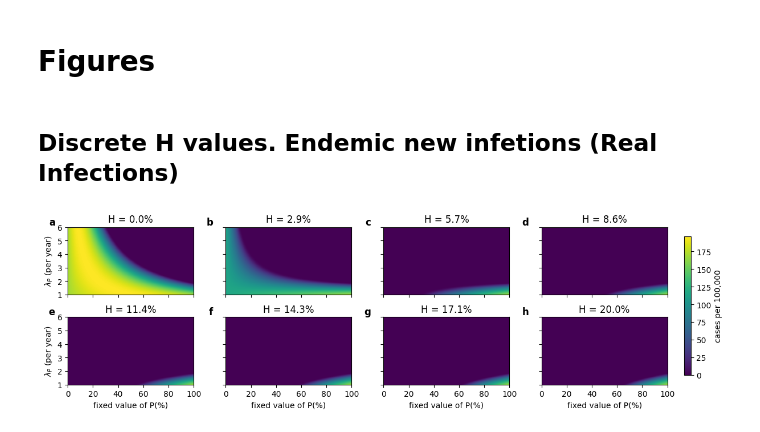
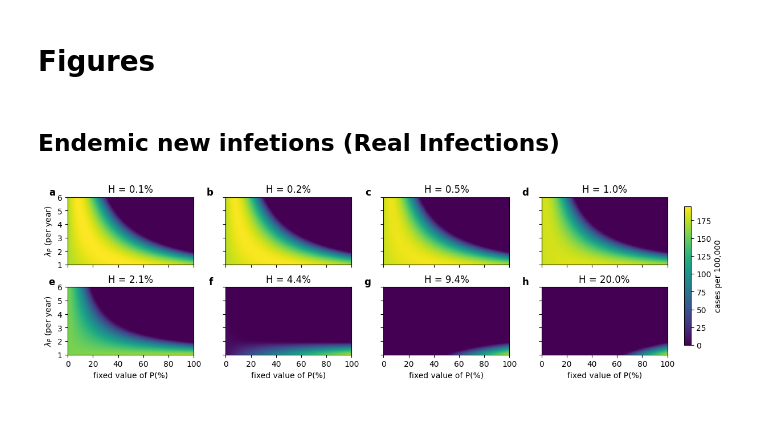
Before and after one commit to Priesemann-Group/testing-paradox-HIV-STI, a Jupyter notebook: notebooks/lambdaP_vs_P.ipynb, the cells around one changed output. Saved outputs shown, nothing was run; the diff lists cells and outputs as text; code cells hidden in the pictures.

```diff
--- a/notebooks/lambdaP_vs_P.ipynb
+++ b/notebooks/lambdaP_vs_P.ipynb
@@ -248,10 +78,11 @@ np.save("../results/results_discrete_H_log.npy", results)
 # %% [markdown]
 # Figures
 # %% [markdown]
-## Discrete H values. Endemic new infetions (Real Infections)
+## Endemic new infetions (Real Infections)
 # %%
 # Load the results from the file
-results = np.load("../results/results_discrete_H.npy", allow_pickle=True).item()
+# results = np.load("../results/results_discrete_H.npy", allow_pickle=True).item()
+results = np.load("../results/results_discrete_H_log.npy", allow_pickle=True).item()
 
 
 # Define a formatter function that multiplies the value by 100,000
@@ -319,31 +150,31 @@ for idx, H in enumerate(Hs):
         ax.set_yticks([1 / 360, 2 / 360, 3 / 360, 4 / 360, 5 / 360, 6 / 360])
         ax.set_yticklabels(["1", "2", "3", "4", "5", "6"])
     else:
         ax.set_yticks([1 / 360, 2 / 360, 3 / 360, 4 / 360, 5 / 360, 6 / 360])
         ax.set_yticklabels([])  # Hide ytick labels for non-left subplots
 
     # Adding subpanel letters, adjust x and y positions as needed
     ax.text(
         -0.1,
         1.15,
         chr(97 + idx),
         transform=ax.transAxes,
         fontsize=12,
         fontweight="bold",
         va="top",
         ha="right",
     )
 
 # Create a single color bar for the whole figure
 cbar = fig.colorbar(
     cax,
     ax=axes.ravel().tolist(),
     shrink=0.88,
     format=FuncFormatter(formatter),
     pad=0.015,
 )
 cbar.ax.set_ylabel("cases per 100,000")
 
 plt.show()
 # %% [output]
-[figure, old version]
+[figure, new version]
```
Also changed, not shown: parts of 19 cells of this notebook, 16 other files.
